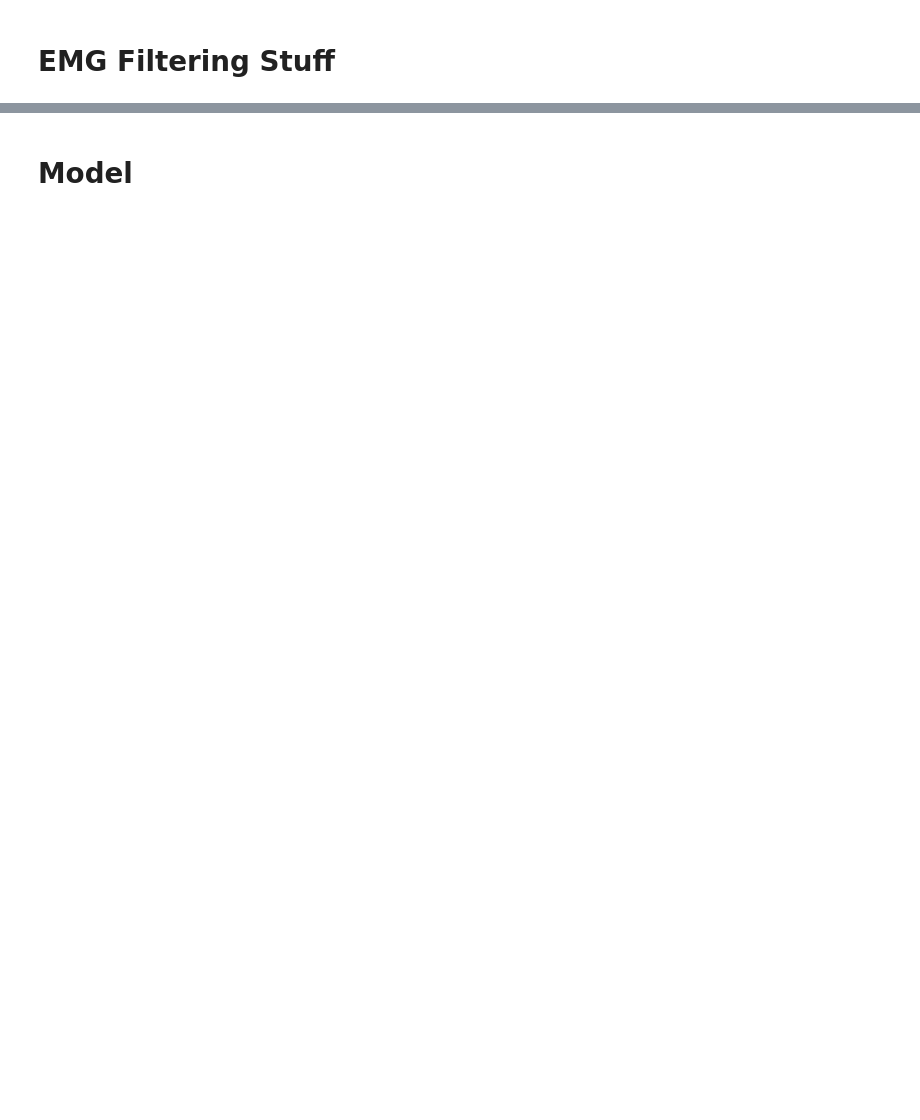
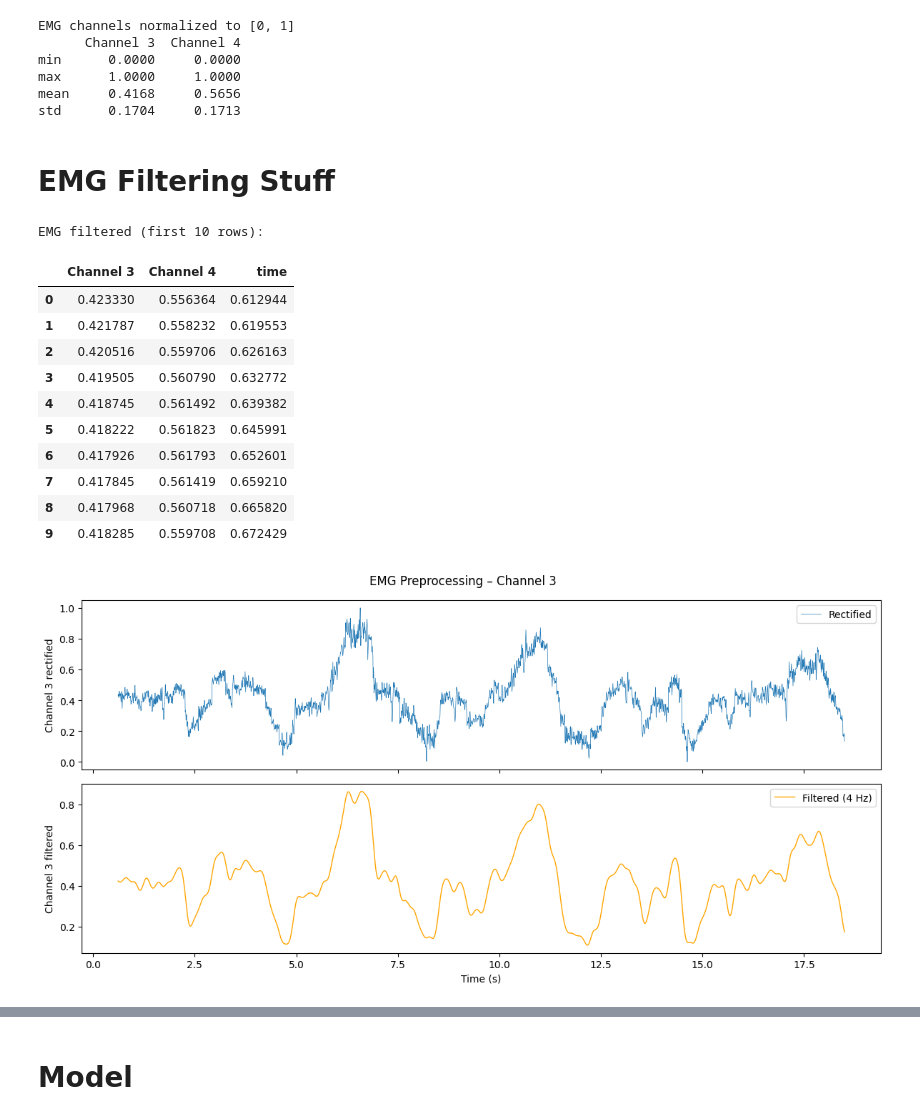
Before and after one commit to hayyazul/BCI-Data-Processing, a Jupyter notebook: bci_data_analysis.ipynb, the cells around one changed output, grey strips where cells are left out. Drawn from its saved outputs; the diff is of its cells as text; code cells hidden in the pictures; blank space fills up the shorter version.

```diff
--- a/bci_data_analysis.ipynb
+++ b/bci_data_analysis.ipynb
@@ -39,7 +80,7 @@ display(emg_ts.head(10))
 pose_wide_raw = pose_raw.pivot_table(index=['frame_idx', 'video_time_s'],
                                      columns='position_name',
                                      values=['x', 'y', 'z'],
-                                     aggfunc='mean')
+                                     aggfunc='first')
 pose_wide_raw.columns = [f'{pos}_{coord}' for coord, pos in pose_wide_raw.columns]
 pose_wide_raw = pose_wide_raw.reset_index()
 
@@ -540,22 +646,31 @@ session_epoch = np.floor(packet_times[0])  # integer second of session start
 pose_time_rel = joint_angles['video_time_s'].values  # already relative to 0
 emg_time_rel = t_emg - session_epoch
 
+# --- Apply EMG-to-pose temporal offset ---
+# Shifts EMG timestamps relative to pose. Positive offset = EMG was recorded
+# `offset` seconds *after* it should align with pose, so we subtract to pull
+# EMG earlier. Adjust sign convention to taste.
+emg_pose_offset_samples = 0       # samples
+emg_pose_offset_seconds = emg_pose_offset_samples / fs_emg
+emg_time_rel = emg_time_rel - emg_pose_offset_seconds
+
+print(f"Applied EMG offset: {emg_pose_offset_samples} samples "
+      f"({emg_pose_offset_seconds:+.3f} s)")
 print(f"Pose time range: {pose_time_rel[0]:.3f} – {pose_time_rel[-1]:.3f} s")
 print(f"EMG time range:  {emg_time_rel[0]:.3f} – {emg_time_rel[-1]:.3f} s")
 
+# --- Now trim to overlap, with offset already applied ---
 t_min = max(pose_time_rel[0], emg_time_rel[0])
 t_max = min(pose_time_rel[-1], emg_time_rel[-1])
 
-# Trim pose
 mask_pose = (pose_time_rel >= t_min) & (pose_time_rel <= t_max)
 pose_trimmed = joint_angles[mask_pose].copy()
 pose_time_trimmed = pose_time_rel[mask_pose]
 
-# Trim EMG
 mask_emg = (emg_time_rel >= t_min) & (emg_time_rel <= t_max)
 emg_trimmed = emg_active[mask_emg].copy()
 emg_time_trimmed = emg_time_rel[mask_emg]
 
 print(f"Overlap interval: {t_min:.3f} – {t_max:.3f} s")
 print(f"Pose samples in overlap: {pose_trimmed.shape[0]}")
-print(f"EMG samples in overlap: {emg_trimmed.shape[0]}")
+print(f"EMG samples in overlap:  {emg_trimmed.shape[0]}")
@@ -591,36 +722,70 @@ plt.show()
+# %%
+# Cell: Normalize EMG channels (per-channel min-max to [0, 1])
+# Applied to the EMG envelope after filtering, before PCA.
+
+emg_normalized = emg_trimmed.copy()
+
+for ch in active_channels:
+    ch_min = emg_normalized[ch].min()
+    ch_max = emg_normalized[ch].max()
+    emg_normalized[ch] = (emg_normalized[ch] - ch_min) / (ch_max - ch_min)
+
+print("EMG channels normalized to [0, 1]")
+print(emg_normalized[active_channels].describe().loc[['min', 'max', 'mean', 'std']].round(4))
+# %% [output]
+EMG channels normalized to [0, 1]
+      Channel 3  Channel 4
+min      0.0000     0.0000
+max      1.0000     1.0000
+mean     0.4168     0.5656
+std      0.1704     0.1713
 # %% [markdown]
 # EMG Filtering Stuff
 # %%
 # Rectify
-emg_rectified = emg_trimmed[active_channels].abs()
+emg_rectified = emg_normalized.abs()
 
 # Design Butterworth low-pass filter (4th order, 4 Hz cutoff)
 nyquist = 0.5 * fs_emg
-cutoff = 16.0
-b, a = butter(16, cutoff / nyquist, btype='low')
+cutoff = 4
+b, a = butter(4, cutoff / nyquist, btype='low')
 
 # Apply forward-backward (zero-phase) filter
 emg_filtered = pd.DataFrame(index=emg_rectified.index)
 for ch in active_channels:
     emg_filtered[ch] = filtfilt(b, a, emg_rectified[ch])
 
 emg_filtered['time'] = emg_time_trimmed
 
 print("EMG filtered (first 10 rows):")
 display(emg_filtered.head(10))
 ch = active_channels[0]  # plot first active channel
 fig, ax = plt.subplots(2, 1, sharex=True, figsize=(12, 6))
 ax[0].plot(emg_time_trimmed, emg_rectified[ch], linewidth=0.5, label='Rectified')
 ax[0].set_ylabel(f'{ch} rectified')
 ax[0].legend()
 
 ax[1].plot(emg_time_trimmed, emg_filtered[ch], linewidth=1.0, color='orange', label='Filtered (4 Hz)')
 ax[1].set_ylabel(f'{ch} filtered')
 ax[1].set_xlabel('Time (s)')
 ax[1].legend()
 plt.suptitle(f'EMG Preprocessing – {ch}')
 plt.tight_layout()
 plt.show()
+# %% [output]
+EMG filtered (first 10 rows):
+|  | Channel 3 | Channel 4 | time |
+| 0 | 0.423330 | 0.556364 | 0.612944 |
+| 1 | 0.421787 | 0.558232 | 0.619553 |
+| 2 | 0.420516 | 0.559706 | 0.626163 |
+| 3 | 0.419505 | 0.560790 | 0.632772 |
+| 4 | 0.418745 | 0.561492 | 0.639382 |
+| 5 | 0.418222 | 0.561823 | 0.645991 |
+| 6 | 0.417926 | 0.561793 | 0.652601 |
+| 7 | 0.417845 | 0.561419 | 0.659210 |
+| 8 | 0.417968 | 0.560718 | 0.665820 |
+| 9 | 0.418285 | 0.559708 | 0.672429 |
+[figure, added]
 # %%
 fig, axes = plt.subplots(len(active_channels), 1, sharex=True, figsize=(12, 2*len(active_channels)))
 if len(active_channels) == 1:
```
Also changed, not shown: parts of 21 cells of this notebook.
